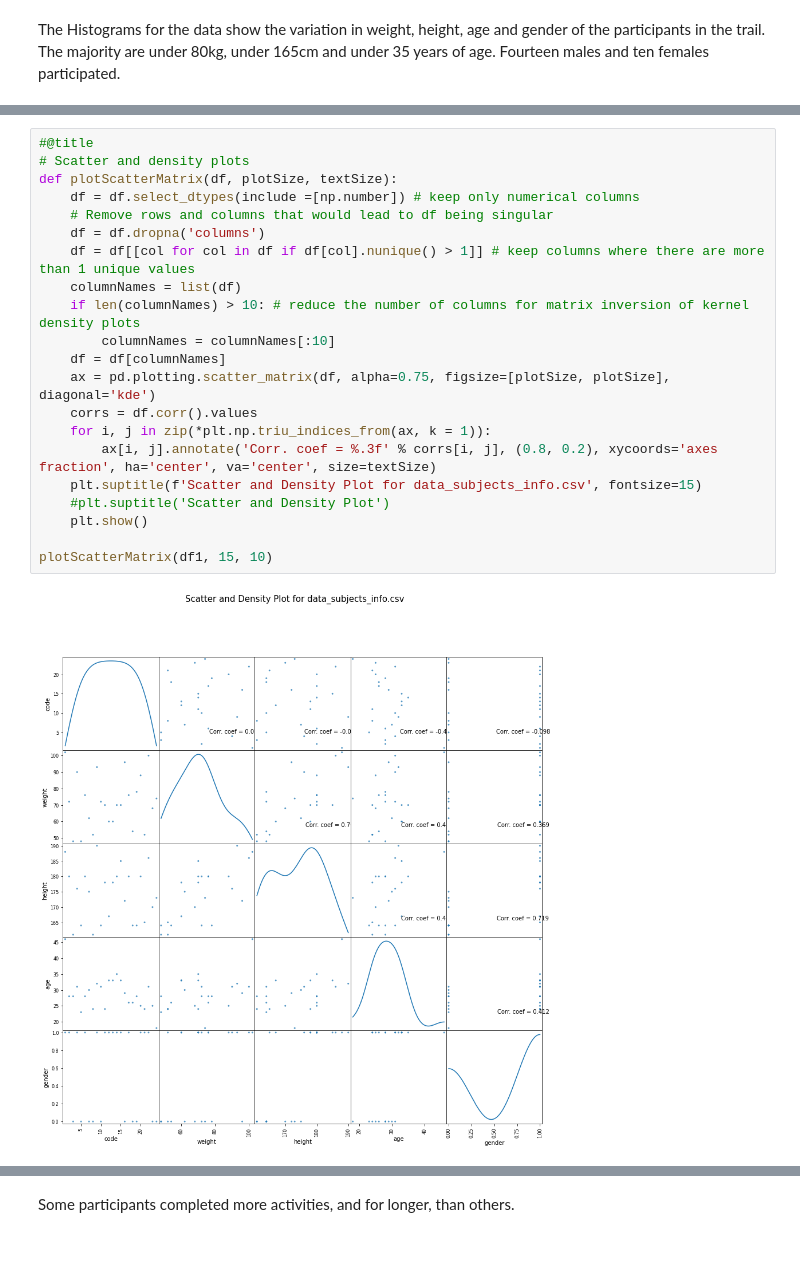
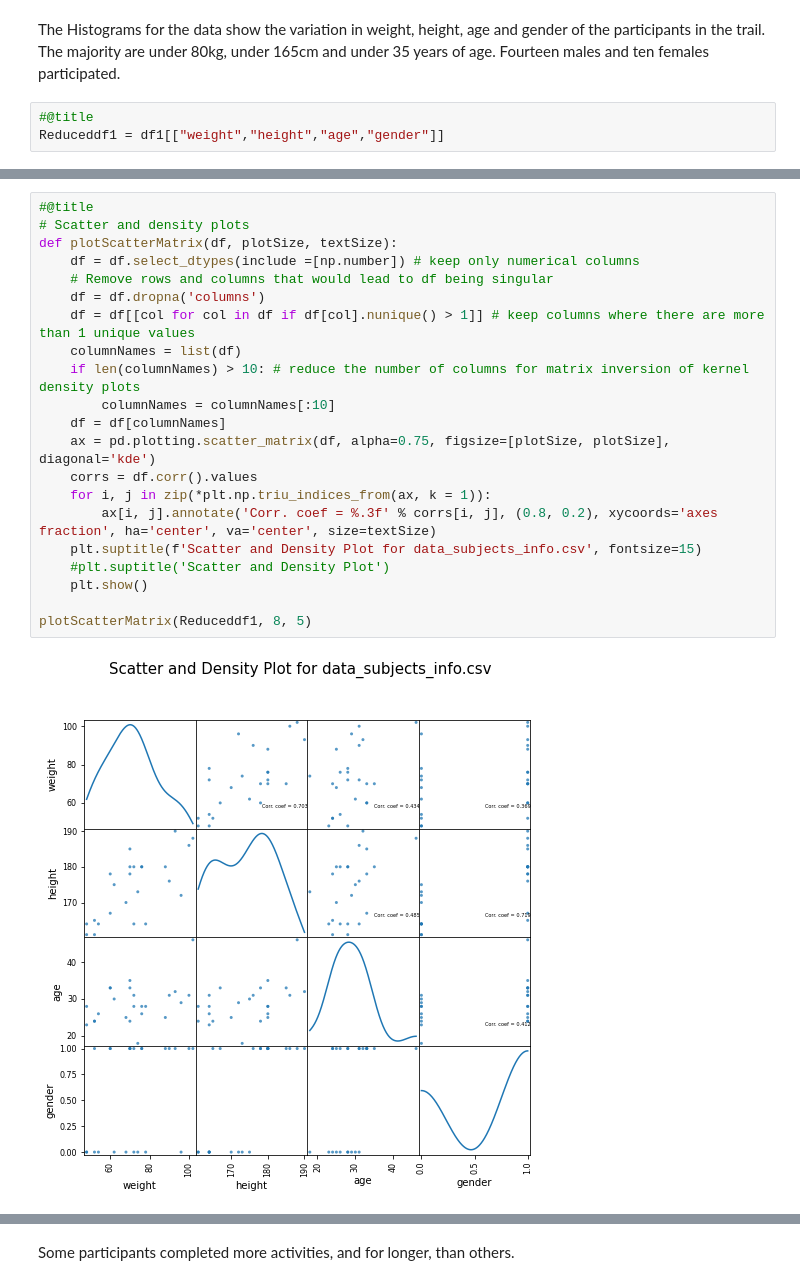
Before and after one commit to IssyMiddleton/CSC8635, a Jupyter notebook: notebooks/Assignment.ipynb, the cells around one changed output, grey strips where cells are left out. Drawn from its saved outputs; the diff is of its cells as text; blank space fills up the shorter version.

```diff
--- a/notebooks/Assignment.ipynb
+++ b/notebooks/Assignment.ipynb
@@ -97,6 +40,9 @@ df1.head(5)
 | 4 | 5 | 48 | 164 | 23 | 0 |
 # %% [markdown]
 The Histograms for the data show the variation in weight, height, age and gender of the participants in the trail. The majority are under 80kg, under 165cm and under 35 years of age. Fourteen males and ten females participated.
+# %%
+#@title
+Reduceddf1 = df1[["weight","height","age","gender"]]
 # %%
 #@title
 # Distribution graphs (histogram/bar graph) of column data
@@ -151,26 +96,26 @@ plotCorrelationMatrix(df1, 8)
 # %%
 #@title
 # Scatter and density plots
 def plotScatterMatrix(df, plotSize, textSize):
     df = df.select_dtypes(include =[np.number]) # keep only numerical columns
     # Remove rows and columns that would lead to df being singular
     df = df.dropna('columns')
     df = df[[col for col in df if df[col].nunique() > 1]] # keep columns where there are more than 1 unique values
     columnNames = list(df)
     if len(columnNames) > 10: # reduce the number of columns for matrix inversion of kernel density plots
         columnNames = columnNames[:10]
     df = df[columnNames]
     ax = pd.plotting.scatter_matrix(df, alpha=0.75, figsize=[plotSize, plotSize], diagonal='kde')
     corrs = df.corr().values
     for i, j in zip(*plt.np.triu_indices_from(ax, k = 1)):
         ax[i, j].annotate('Corr. coef = %.3f' % corrs[i, j], (0.8, 0.2), xycoords='axes fraction', ha='center', va='center', size=textSize)
     plt.suptitle(f'Scatter and Density Plot for data_subjects_info.csv', fontsize=15)
     #plt.suptitle('Scatter and Density Plot')
     plt.show()
 
-plotScatterMatrix(df1, 15, 10)
+plotScatterMatrix(Reduceddf1, 8, 5)
 # %% [output]
-[figure, old version]
+[figure, new version]
 # %%
 #@title
 #set up for machine learning
```
Also changed, not shown: parts of 84 cells of this notebook.
